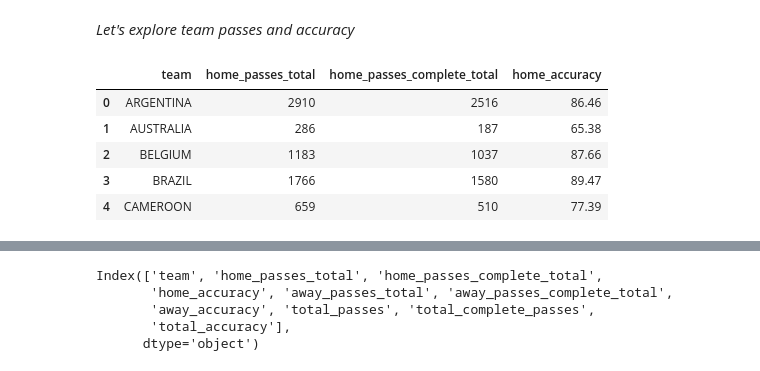
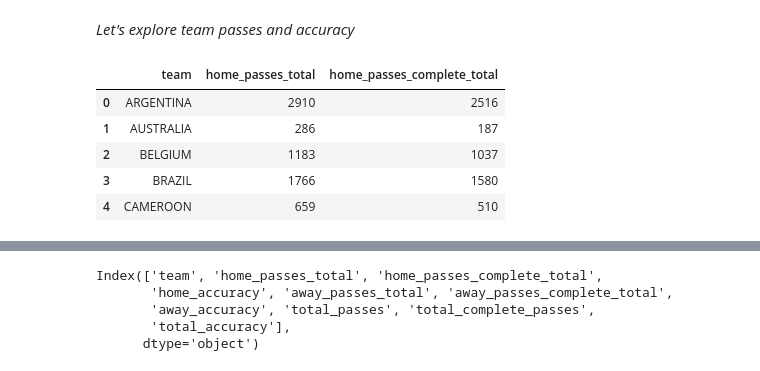
Before and after one commit to avgalkov/Kaggle-research, a Jupyter notebook: fifa-2022-world-cup-research.ipynb, the cells around one changed output, grey strips where cells are left out. Saved outputs shown, nothing was run; the diff lists cells and outputs as text; code cells hidden in the pictures.

```diff
--- a/fifa-2022-world-cup-research.ipynb
+++ b/fifa-2022-world-cup-research.ipynb
@@ -347,17 +347,16 @@ passes.head()
 # %%
 home_passes = passes.groupby('team1',as_index=False) \
     .agg({"passes_team1" : "sum",
           "passes_completed_team1" : "sum"}) \
     .rename(columns={"team1":"team",
                     "passes_team1":"home_passes_total",
                     "passes_completed_team1":"home_passes_complete_total"}) \
-    .assign(home_accuracy = home_passes.home_passes_complete_total / home_passes.home_passes_total * 100).round(2)
 
 home_passes.head()
 # %% [output]
-|  | team | home_passes_total | home_passes_complete_total | home_accuracy |
-| 0 | ARGENTINA | 2910 | 2516 | 86.46 |
-| 1 | AUSTRALIA | 286 | 187 | 65.38 |
-| 2 | BELGIUM | 1183 | 1037 | 87.66 |
-| 3 | BRAZIL | 1766 | 1580 | 89.47 |
-| 4 | CAMEROON | 659 | 510 | 77.39 |
+|  | team | home_passes_total | home_passes_complete_total |
+| 0 | ARGENTINA | 2910 | 2516 |
+| 1 | AUSTRALIA | 286 | 187 |
+| 2 | BELGIUM | 1183 | 1037 |
+| 3 | BRAZIL | 1766 | 1580 |
+| 4 | CAMEROON | 659 | 510 |
```
Also changed, not shown: parts of 21 cells of this notebook.
